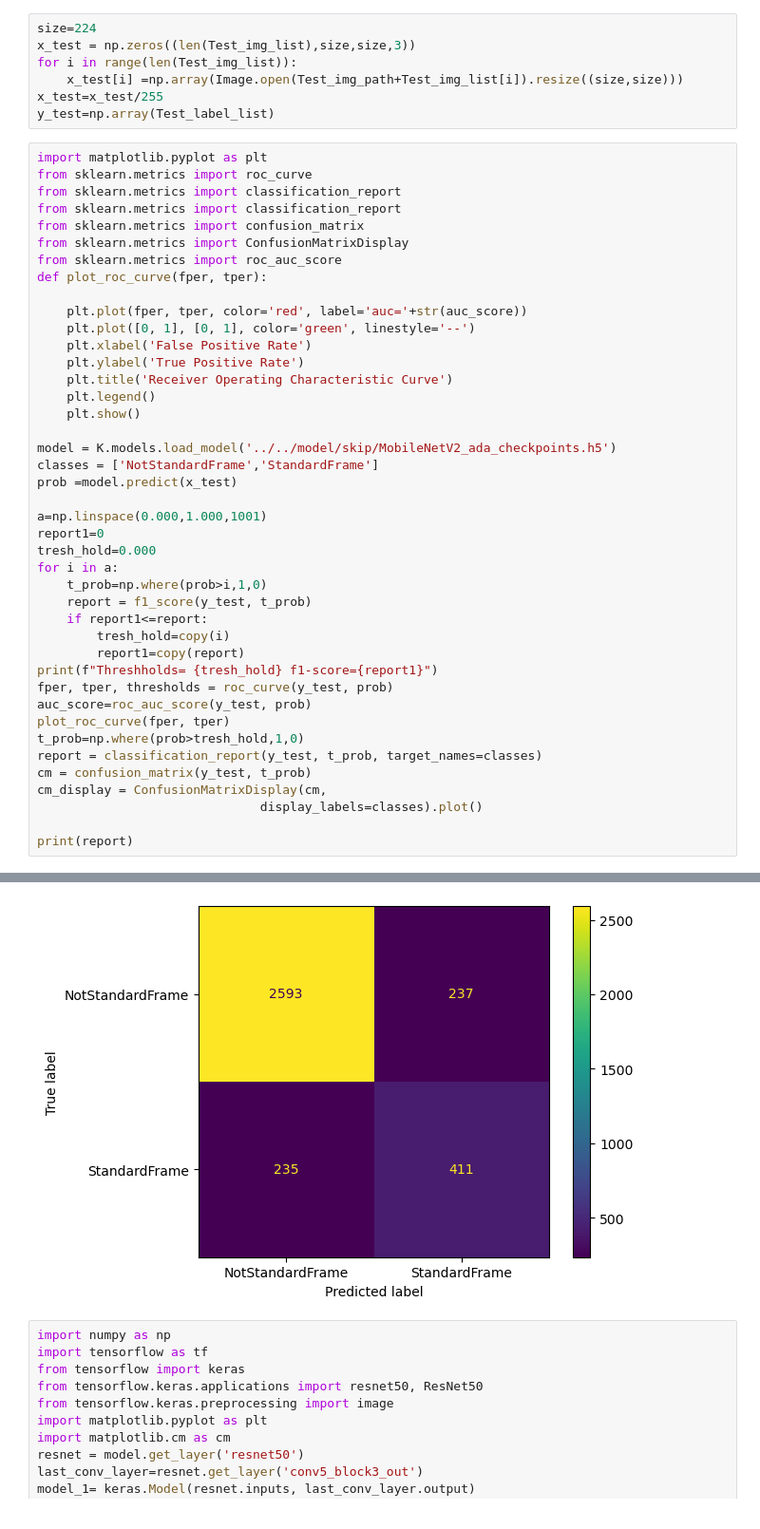
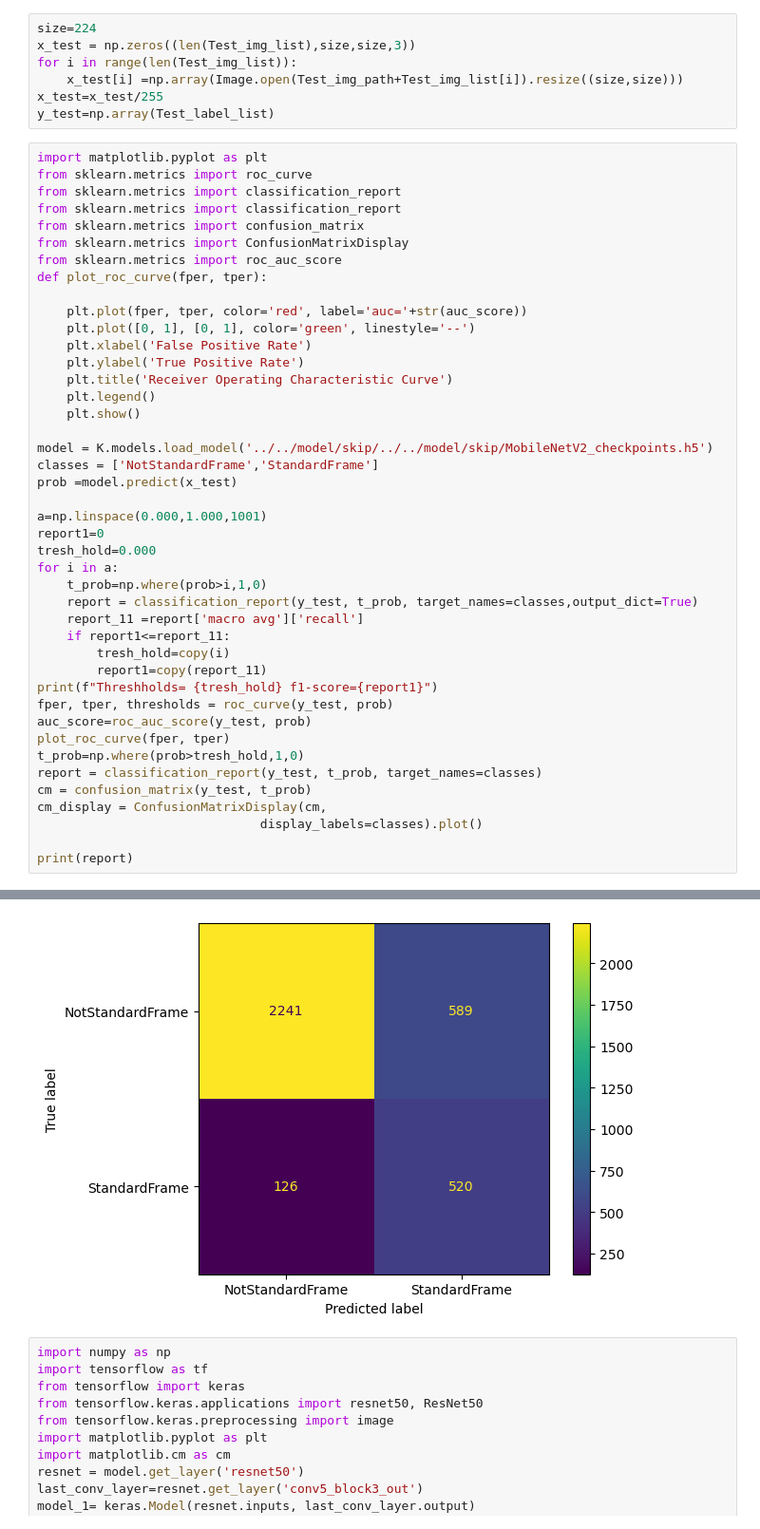
Before and after one commit to Leeyoungsup/HealcerionUltrasound, a Jupyter notebook: classification_graph1.ipynb, the cells around one changed output, grey strips where cells are left out. Shown: that part at 95% size. Saved outputs shown, nothing was run; the diff lists cells and outputs as text.

```diff
--- a/classification_graph1.ipynb
+++ b/classification_graph1.ipynb
@@ -58,7 +58,7 @@ def plot_roc_curve(fper, tper):
     plt.legend()
     plt.show()
 
-model = K.models.load_model('../../model/skip/MobileNetV2_ada_checkpoints.h5')
+model = K.models.load_model('../../model/skip/../../model/skip/MobileNetV2_checkpoints.h5')
 classes = ['NotStandardFrame','StandardFrame']
 prob =model.predict(x_test)
 
@@ -67,10 +67,11 @@ report1=0
 tresh_hold=0.000
 for i in a:
     t_prob=np.where(prob>i,1,0)
-    report = f1_score(y_test, t_prob)
-    if report1<=report:
+    report = classification_report(y_test, t_prob, target_names=classes,output_dict=True)
+    report_11 =report['macro avg']['recall']
+    if report1<=report_11:
         tresh_hold=copy(i)
-        report1=copy(report)
+        report1=copy(report_11)
 print(f"Threshholds= {tresh_hold} f1-score={report1}")
 fper, tper, thresholds = roc_curve(y_test, prob)
 auc_score=roc_auc_score(y_test, prob)
@@ -97,4 +98,4 @@ NotStandardFrame       0.92      0.92      0.92      2830
-[figure, old version]
+[figure, new version]
 # %%
 import numpy as np
 import tensorflow as tf
```
Also changed, not shown: parts of 2 cells of this notebook, 3 other files.
